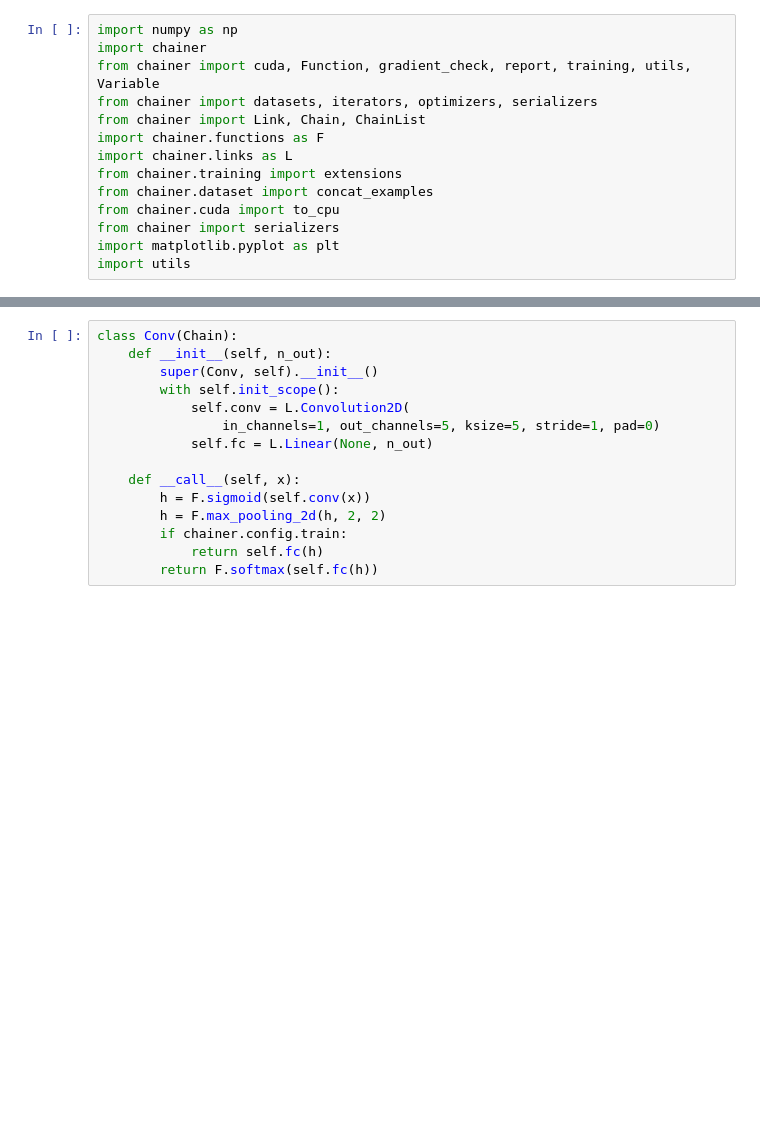
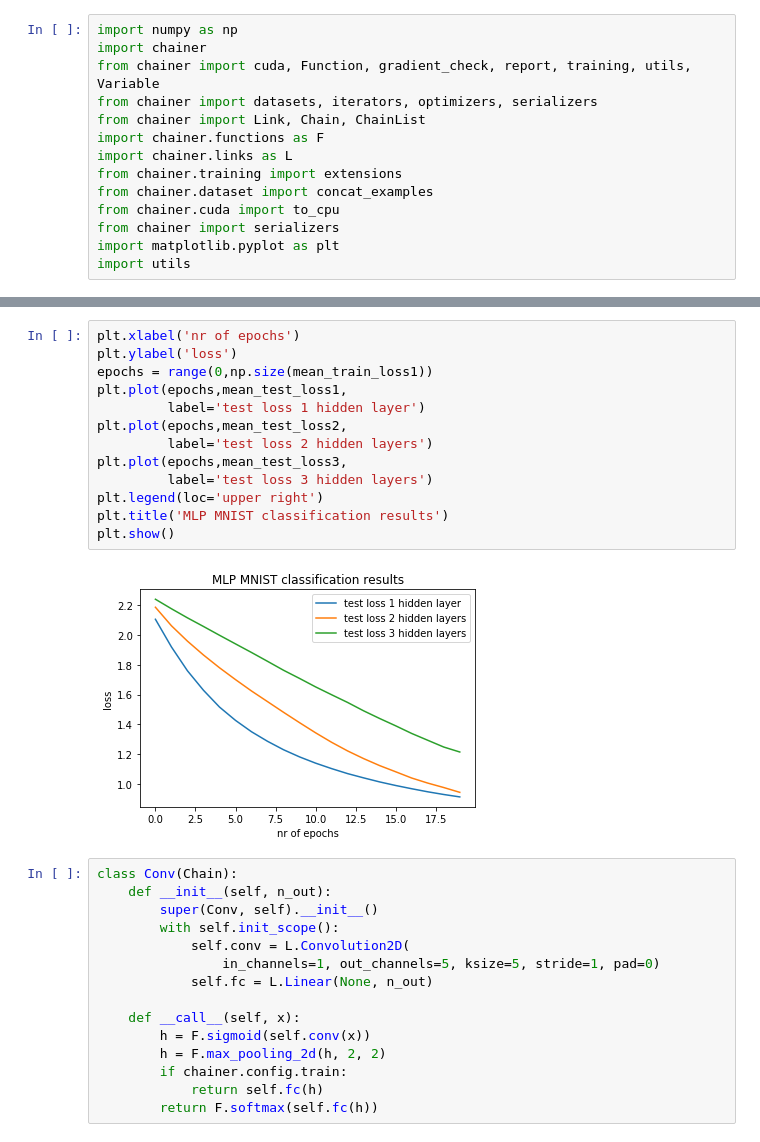
Before and after one commit to Cryptorr/Character-Recognition, a Jupyter notebook: CharacterRecognitionCNN.ipynb, the cells around one changed output, grey strips where cells are left out. Drawn from its saved outputs; the diff is of its cells as text; blank space fills up the shorter version.

```diff
--- a/CharacterRecognitionCNN.ipynb
+++ b/CharacterRecognitionCNN.ipynb
@@ -260,3 +191,18 @@ plt.show()
+# %%
+plt.xlabel('nr of epochs')
+plt.ylabel('loss')
+epochs = range(0,np.size(mean_train_loss1))
+plt.plot(epochs,mean_test_loss1,
+         label='test loss 1 hidden layer')
+plt.plot(epochs,mean_test_loss2,
+         label='test loss 2 hidden layers')
+plt.plot(epochs,mean_test_loss3,
+         label='test loss 3 hidden layers')
+plt.legend(loc='upper right')
+plt.title('MLP MNIST classification results')
+plt.show()
+# %% [output]
+[figure, added]
 # %%
 class Conv(Chain):
     def __init__(self, n_out):
```
Also changed, not shown: parts of 7 cells of this notebook.
